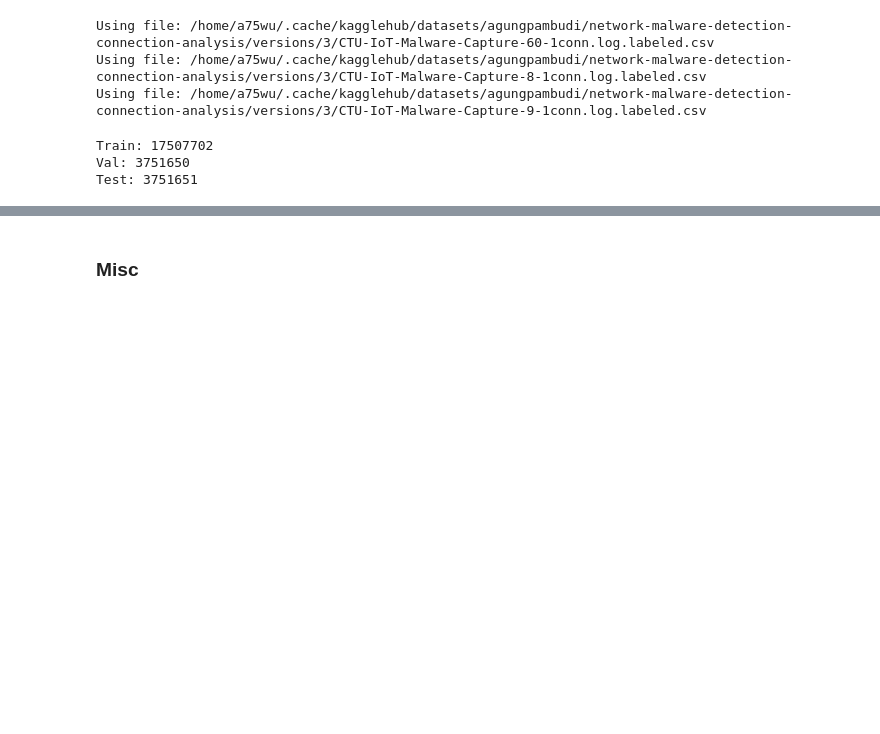
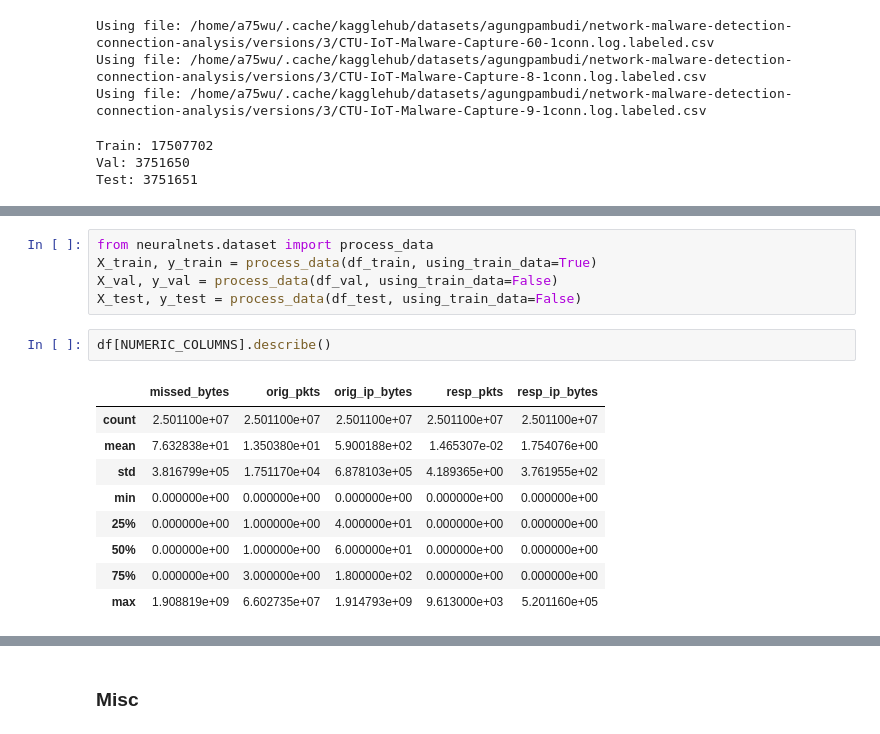
Before and after one commit to cwswilki/STAT-841-cr-an-di, a Jupyter notebook: neural-nets.ipynb, the cells around one changed output, grey strips where cells are left out. Drawn from its saved outputs; the diff is of its cells as text; blank space fills up the shorter version.

```diff
--- a/neural-nets.ipynb
+++ b/neural-nets.ipynb
@@ -26,0 +56,17 @@ Test: 3751651
+# %%
+from neuralnets.dataset import process_data
+X_train, y_train = process_data(df_train, using_train_data=True)
+X_val, y_val = process_data(df_val, using_train_data=False)
+X_test, y_test = process_data(df_test, using_train_data=False)
+# %%
+df[NUMERIC_COLUMNS].describe()
+# %% [output]
+|  | missed_bytes | orig_pkts | orig_ip_bytes | resp_pkts | resp_ip_bytes |
+| count | 2.501100e+07 | 2.501100e+07 | 2.501100e+07 | 2.501100e+07 | 2.501100e+07 |
+| mean | 7.632838e+01 | 1.350380e+01 | 5.900188e+02 | 1.465307e-02 | 1.754076e+00 |
+| std | 3.816799e+05 | 1.751170e+04 | 6.878103e+05 | 4.189365e+00 | 3.761955e+02 |
+| min | 0.000000e+00 | 0.000000e+00 | 0.000000e+00 | 0.000000e+00 | 0.000000e+00 |
+| 25% | 0.000000e+00 | 1.000000e+00 | 4.000000e+01 | 0.000000e+00 | 0.000000e+00 |
+| 50% | 0.000000e+00 | 1.000000e+00 | 6.000000e+01 | 0.000000e+00 | 0.000000e+00 |
+| 75% | 0.000000e+00 | 3.000000e+00 | 1.800000e+02 | 0.000000e+00 | 0.000000e+00 |
+| max | 1.908819e+09 | 6.602735e+07 | 1.914793e+09 | 9.613000e+03 | 5.201160e+05 |
```
Also changed, not shown: parts of 6 cells of this notebook, 4 other files.
